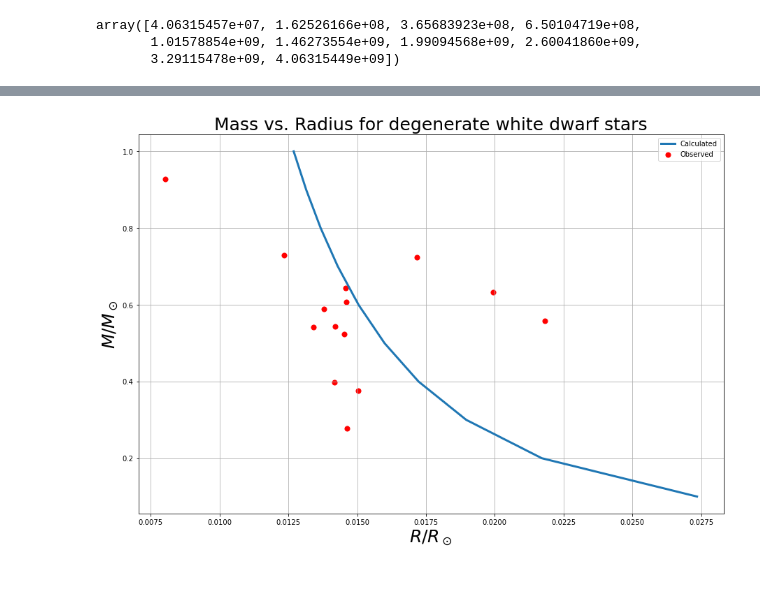
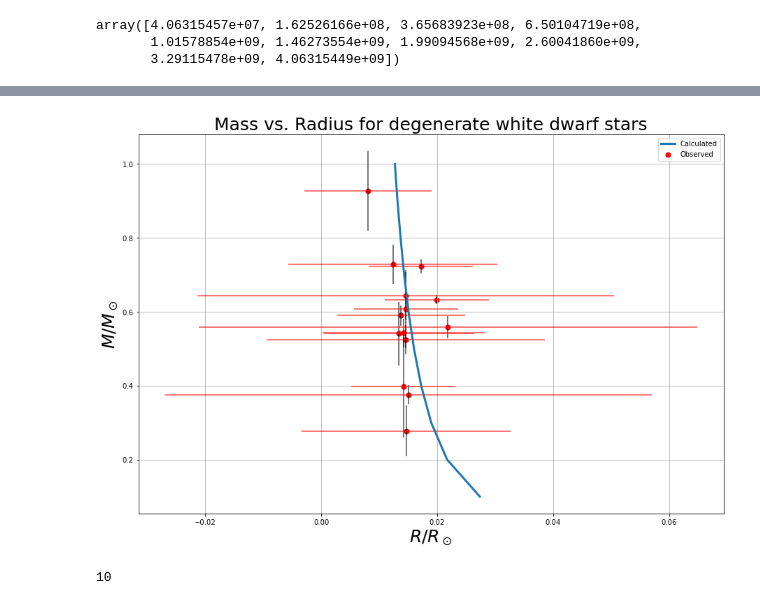
Before and after one commit to AriAtari/AST_group_10, a Jupyter notebook: Project2.ipynb, the cells around one changed output, grey strips where cells are left out. Cells and saved outputs as stored; diff of their text form; code cells hidden in the pictures.

Commit message:
added error bars and fixed table

```diff
--- a/Project2.ipynb
+++ b/Project2.ipynb
@@ -112,9 +112,12 @@ R = Radii/Rsun
 Pcsnorm = Pcs/(G*(masses**2)*Radii**(-4))
 central_dens_norm = central_dens/((3*masses)/(4*np.pi*Radii**(3)))
 # %%
+
 array = np.array([masses/Msun,R,Pcs,Pcsnorm,central_dens,central_dens_norm])
-MRdf = pd.DataFrame(array,index = ["$\dfrac{M}{M_{\odot}}$","$\dfrac{R}{R_\odot}$",
-                                   "$P_c$","$\dfrac{P_c}{GM^2R^{-4}}$","$\rho_c$",
-                                   "$\dfrac{\rho_c}{\dfrac{3M}{4\pi R^3}}$"]).transpose()
+MRdf = pd.DataFrame(array,).transpose()
+MRdf.columns =  ["$$\dfrac{M}{M_{\odot}}$$","$$\dfrac{R}{R_\odot}$$",
+                                   "$$P_c$$","$$\dfrac{P_c}{GM^2R^{-4}}$$","$$\rho_c$$",
+                                   "$$\dfrac{\rho_c}{\dfrac{3M}{4\pi R^3}}$$"]
+
 MRdf
 # %% [output]
@@ -132,13 +135,19 @@ MRdf
 # %%
 obs = MassRadiusObservations()
 plt.figure(figsize = (15,10))
 plt.plot(MRdf["$\dfrac{R}{R_\odot}$"],MRdf["$\dfrac{M}{M_{\odot}}$"],label = "Calculated",lw = 3)
 plt.scatter(obs.radii/100,obs.masses,label = "Observed",color = "Red",s = 50)
 plt.grid()
 plt.ylabel("$M/M_\odot$",size = 25)
 plt.xlabel("$R/R_\odot$",size = 25)
 plt.title("Mass vs. Radius for degenerate white dwarf stars",size = 25)
+plt.errorbar(obs.radii/100,obs.masses,obs.mass_errors,0,fmt=",",ecolor="black",alpha=0.7)
+plt.errorbar(obs.radii/100,obs.masses,0,obs.radius_errors,fmt=",",ecolor="red",alpha=0.7)
 plt.legend()
 plt.show()
 # %% [output]
-[figure, old version]
+[figure, new version]
+# %%
+len(MRdf["$\dfrac{R}{R_\odot}$"])
+# %% [output]
+10
```
Also changed, not shown: parts of 2 cells of this notebook.
